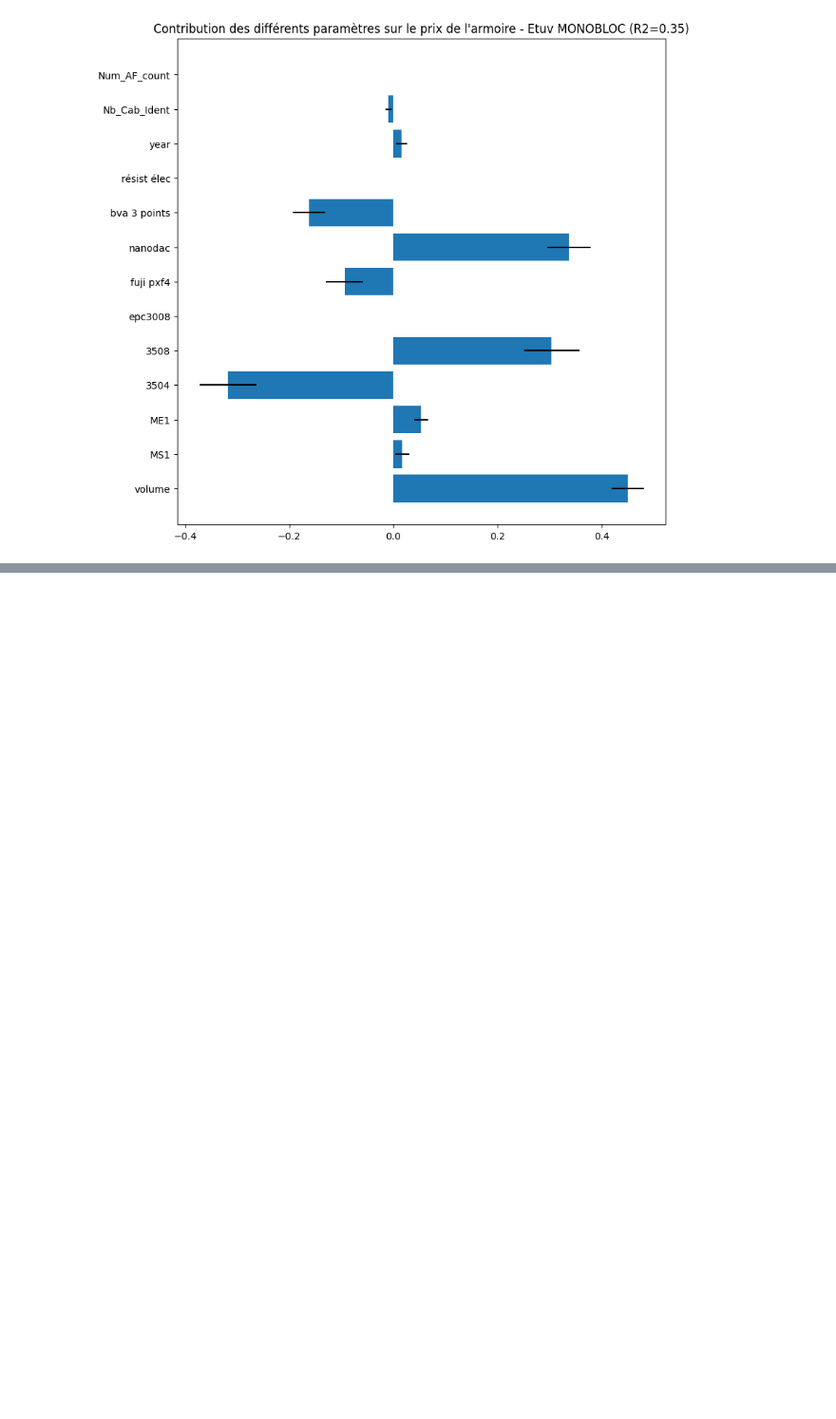
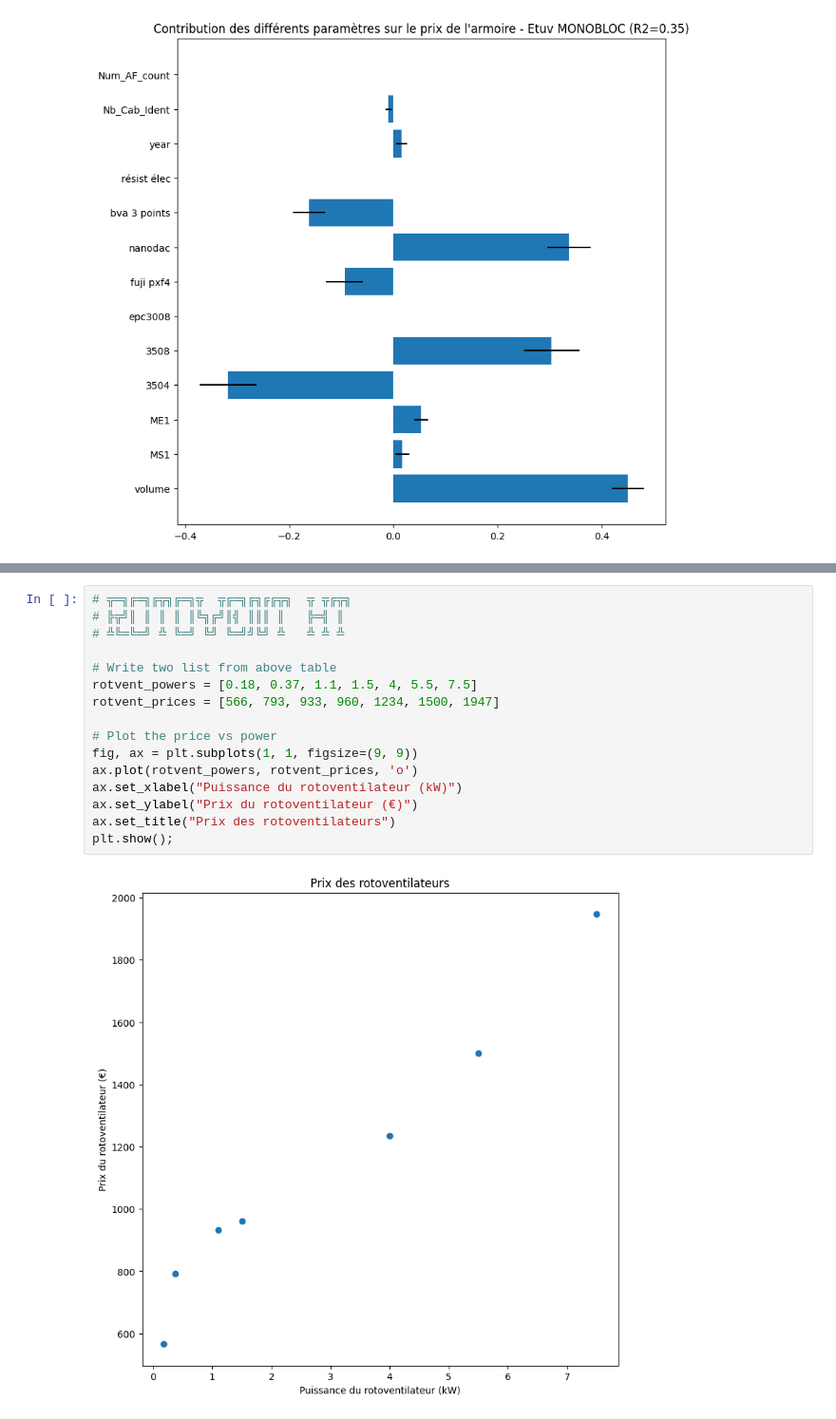
Before and after one commit to paolomia/schema_elec_industrie, a Jupyter notebook: report_12_23.ipynb, the cells around one changed output, grey strips where cells are left out. Shown at 95% size. Cells and saved outputs as stored; diff of their text form; blank space fills up the shorter version.

Commit message:
add rotoventilateur

```diff
--- a/report_12_23.ipynb
+++ b/report_12_23.ipynb
@@ -766,0 +812,18 @@ Après échange avec Julien G. :
+# %%
+# ╦═╗╔═╗╔╦╗╔═╗╦  ╦╔═╗╔╗╔╔╦╗  ╦ ╦╔╦╗
+# ╠╦╝║ ║ ║ ║ ║╚╗╔╝║╣ ║║║ ║   ╠═╣ ║
+# ╩╚═╚═╝ ╩ ╚═╝ ╚╝ ╚═╝╝╚╝ ╩   ╩ ╩ ╩
+
+# Write two list from above table
+rotvent_powers = [0.18, 0.37, 1.1, 1.5, 4, 5.5, 7.5]
+rotvent_prices = [566, 793, 933, 960, 1234, 1500, 1947]
+
+# Plot the price vs power
+fig, ax = plt.subplots(1, 1, figsize=(9, 9))
+ax.plot(rotvent_powers, rotvent_prices, 'o')
+ax.set_xlabel("Puissance du rotoventilateur (kW)")
+ax.set_ylabel("Prix du rotoventilateur (€)")
+ax.set_title("Prix des rotoventilateurs")
+plt.show();
+# %% [output]
+[figure, added]
```
Also changed, not shown: parts of 8 cells of this notebook, 2 other files.
